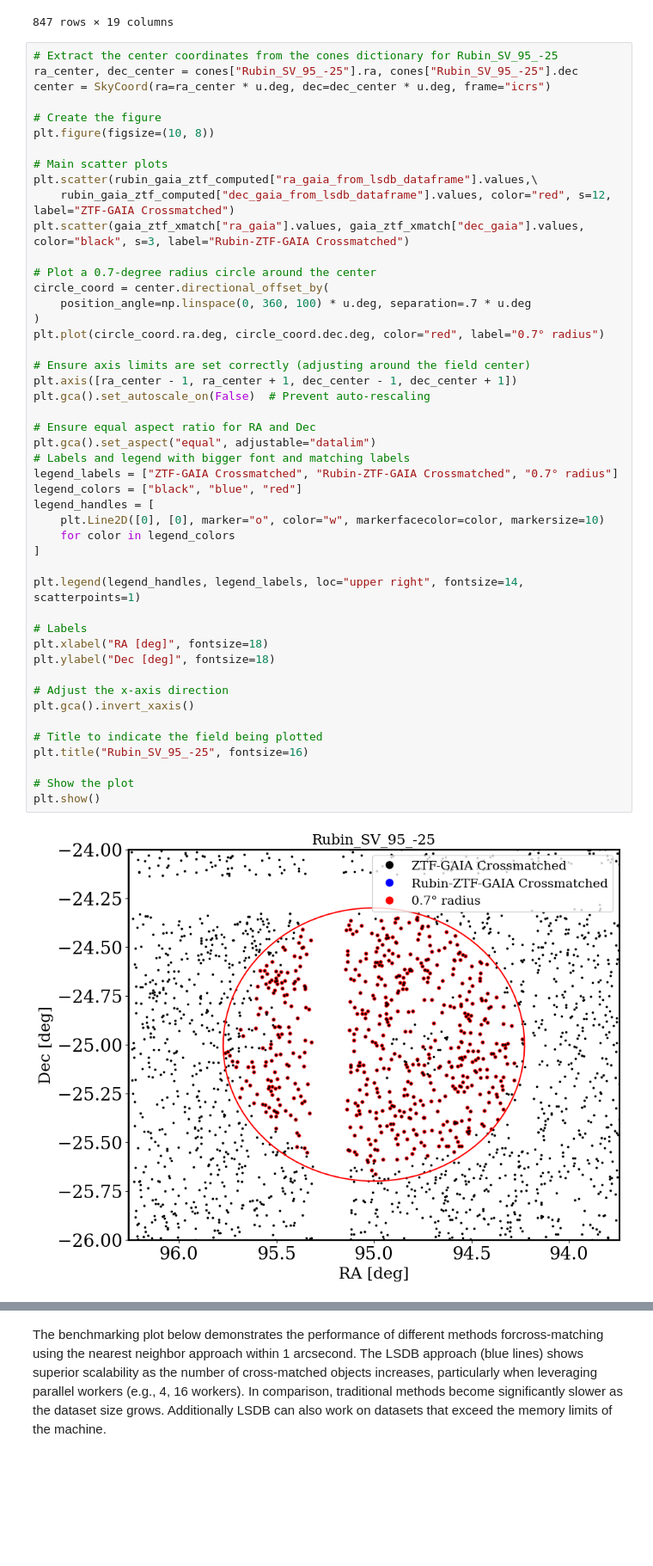
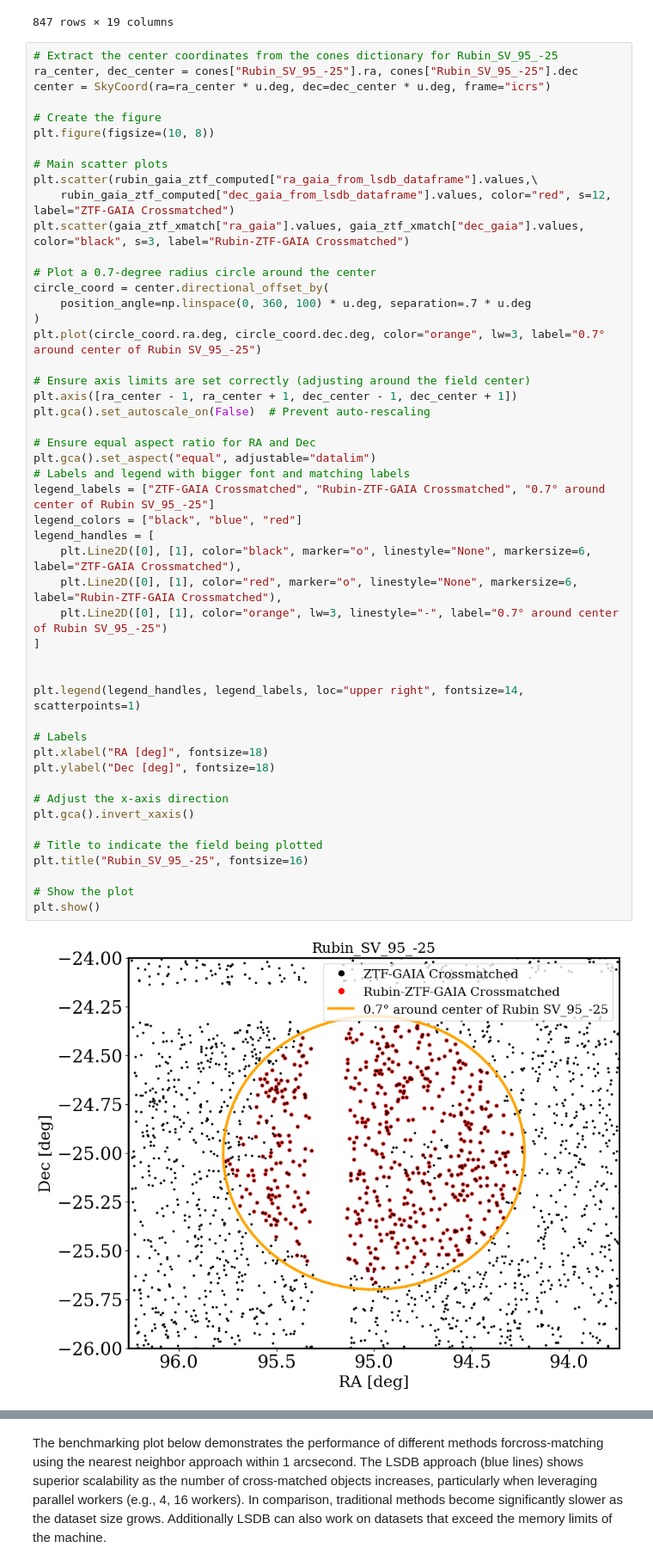
Before and after one commit to lincc-frameworks/midpoint-review, a Jupyter notebook: docs/notebooks/lsdb/Notebook_LSDB_HATS.ipynb, the cells around one changed output, grey strips where cells are left out. Shown at 86% size. Cells and saved outputs as stored; diff of their text form; blank space fills up the shorter version.

Commit message:
plotting changes

```diff
--- a/docs/notebooks/lsdb/Notebook_LSDB_HATS.ipynb
+++ b/docs/notebooks/lsdb/Notebook_LSDB_HATS.ipynb
@@ -450,38 +450,40 @@ plt.scatter(gaia_ztf_xmatch["ra_gaia"].values, gaia_ztf_xmatch["dec_gaia"].value
 circle_coord = center.directional_offset_by(
     position_angle=np.linspace(0, 360, 100) * u.deg, separation=.7 * u.deg
 )
-plt.plot(circle_coord.ra.deg, circle_coord.dec.deg, color="red", label="0.7° radius")
+plt.plot(circle_coord.ra.deg, circle_coord.dec.deg, color="orange", lw=3, label="0.7° around center of Rubin SV_95_-25")
 
 # Ensure axis limits are set correctly (adjusting around the field center)
 plt.axis([ra_center - 1, ra_center + 1, dec_center - 1, dec_center + 1])
 plt.gca().set_autoscale_on(False)  # Prevent auto-rescaling
 
 # Ensure equal aspect ratio for RA and Dec
 plt.gca().set_aspect("equal", adjustable="datalim")
 # Labels and legend with bigger font and matching labels
-legend_labels = ["ZTF-GAIA Crossmatched", "Rubin-ZTF-GAIA Crossmatched", "0.7° radius"]
+legend_labels = ["ZTF-GAIA Crossmatched", "Rubin-ZTF-GAIA Crossmatched", "0.7° around center of Rubin SV_95_-25"]
 legend_colors = ["black", "blue", "red"]
 legend_handles = [
-    plt.Line2D([0], [0], marker="o", color="w", markerfacecolor=color, markersize=10)
-    for color in legend_colors
+    plt.Line2D([0], [1], color="black", marker="o", linestyle="None", markersize=6, label="ZTF-GAIA Crossmatched"),
+    plt.Line2D([0], [1], color="red", marker="o", linestyle="None", markersize=6, label="Rubin-ZTF-GAIA Crossmatched"),
+    plt.Line2D([0], [1], color="orange", lw=3, linestyle="-", label="0.7° around center of Rubin SV_95_-25")
 ]
+
 
 plt.legend(legend_handles, legend_labels, loc="upper right", fontsize=14, scatterpoints=1)
 
 # Labels
 plt.xlabel("RA [deg]", fontsize=18)
 plt.ylabel("Dec [deg]", fontsize=18)
 
 # Adjust the x-axis direction
 plt.gca().invert_xaxis()
 
 # Title to indicate the field being plotted
 plt.title("Rubin_SV_95_-25", fontsize=16)
 
 # Show the plot
 plt.show()
 # %% [output]
-[figure, old version]
+[figure, new version]
 # %% [markdown]
 # Crossmatching Performance
 
```
Also changed, not shown: parts of 2 cells of this notebook.
